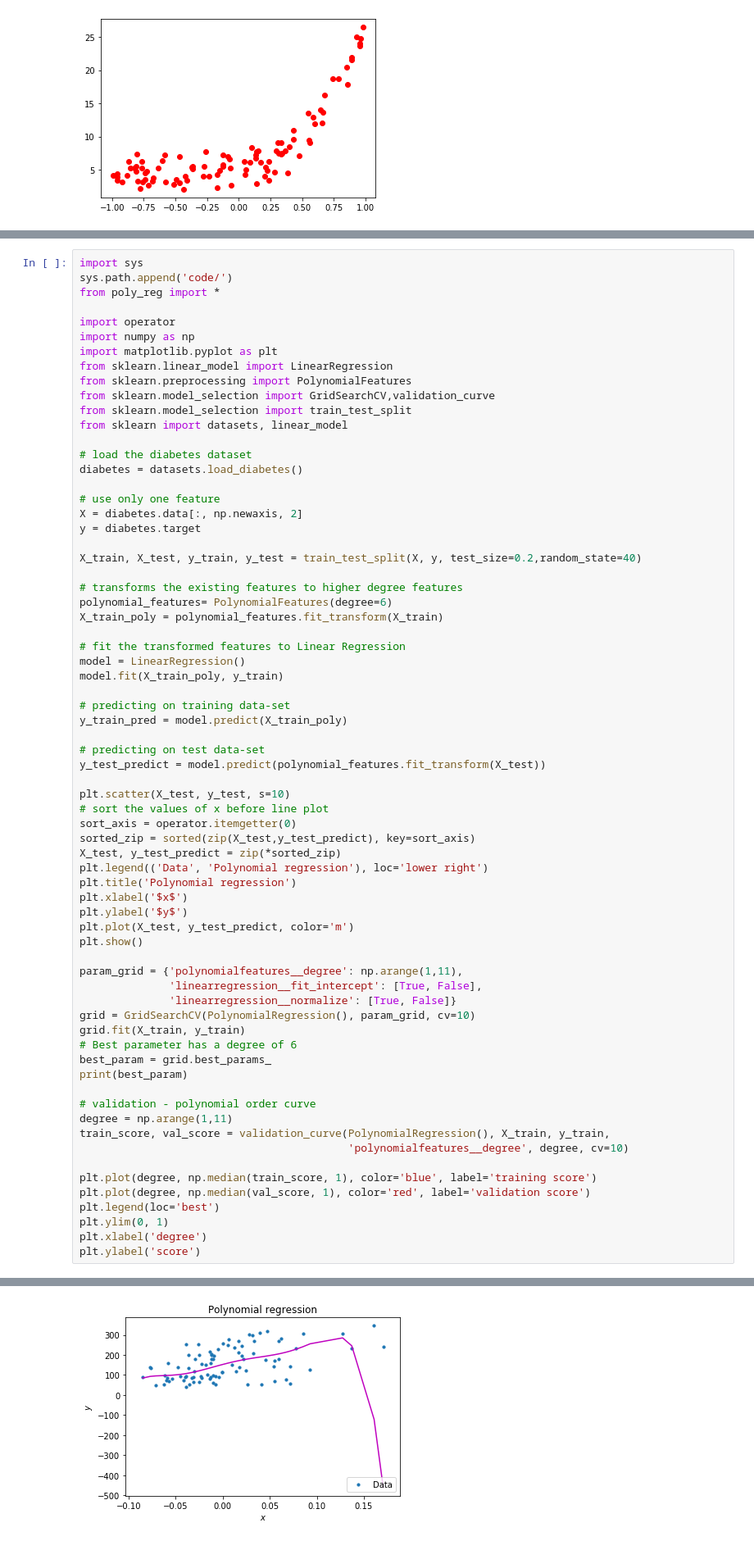
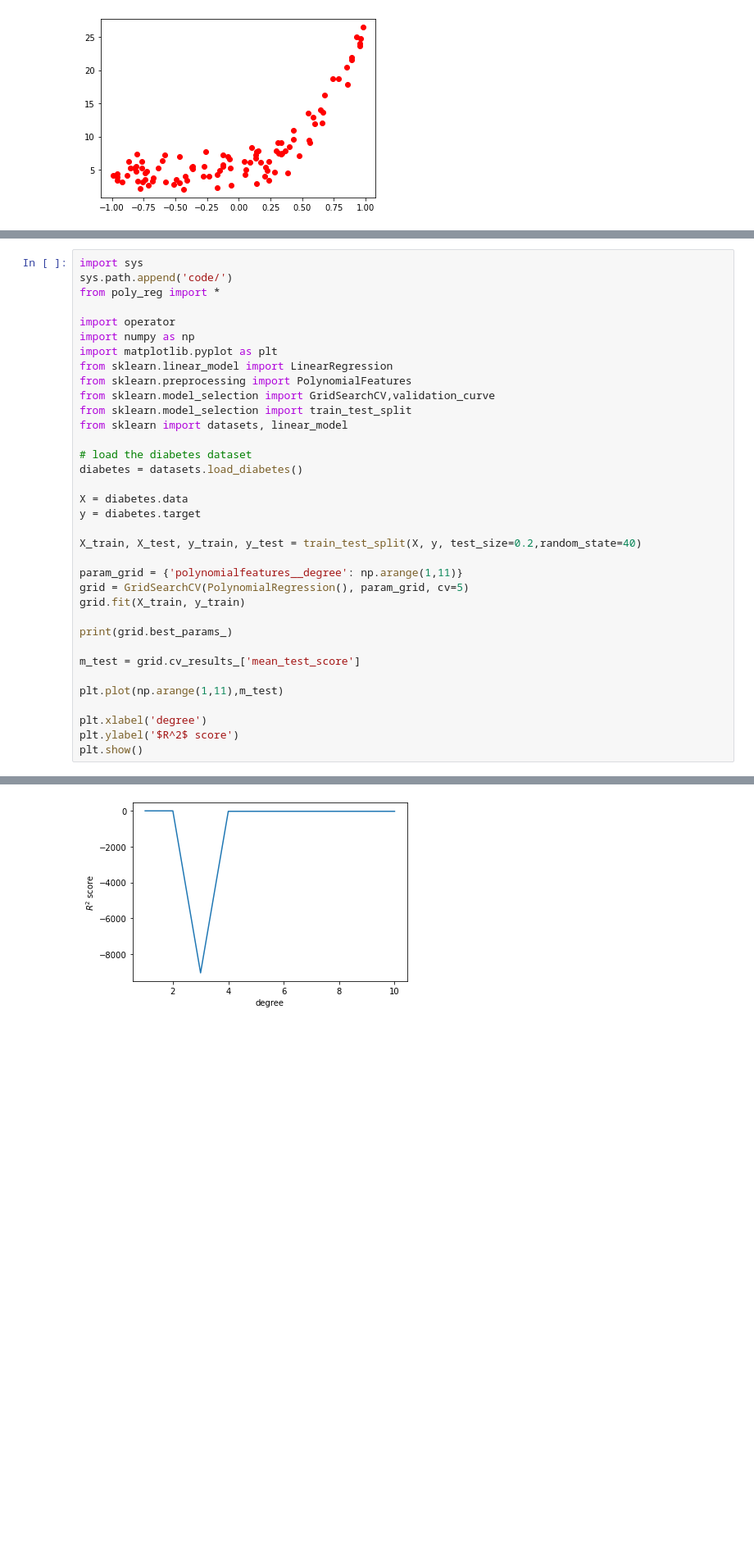
Before and after one commit to max-de-rooij/8dm50-machine-learning, a Jupyter notebook: practicals/week_2.ipynb, the cells around one changed output, grey strips where cells are left out. Shown at 82% size. Cells and saved outputs as stored; diff of their text form; blank space fills up the shorter version.

```diff
--- a/practicals/week_2.ipynb
+++ b/practicals/week_2.ipynb
@@ -277,56 +258,22 @@ from sklearn import datasets, linear_model
 # load the diabetes dataset
 diabetes = datasets.load_diabetes()
 
-# use only one feature
-X = diabetes.data[:, np.newaxis, 2]
+X = diabetes.data
 y = diabetes.target
 
 X_train, X_test, y_train, y_test = train_test_split(X, y, test_size=0.2,random_state=40)
 
-# transforms the existing features to higher degree features
-polynomial_features= PolynomialFeatures(degree=6)
-X_train_poly = polynomial_features.fit_transform(X_train)
+param_grid = {'polynomialfeatures__degree': np.arange(1,11)}
+grid = GridSearchCV(PolynomialRegression(), param_grid, cv=5)
+grid.fit(X_train, y_train)
 
-# fit the transformed features to Linear Regression
-model = LinearRegression()
-model.fit(X_train_poly, y_train)
+print(grid.best_params_)
 
-# predicting on training data-set
-y_train_pred = model.predict(X_train_poly)
+m_test = grid.cv_results_['mean_test_score']
 
-# predicting on test data-set
-y_test_predict = model.predict(polynomial_features.fit_transform(X_test))
+plt.plot(np.arange(1,11),m_test)
 
-plt.scatter(X_test, y_test, s=10)
-# sort the values of x before line plot
-sort_axis = operator.itemgetter(0)
-sorted_zip = sorted(zip(X_test,y_test_predict), key=sort_axis)
-X_test, y_test_predict = zip(*sorted_zip)
-plt.legend(('Data', 'Polynomial regression'), loc='lower right')
-plt.title('Polynomial regression')
-plt.xlabel('$x$')
-plt.ylabel('$y$')
-plt.plot(X_test, y_test_predict, color='m')
+plt.xlabel('degree')
+plt.ylabel('$R^2$ score')
 plt.show()
-
-param_grid = {'polynomialfeatures__degree': np.arange(1,11),
-              'linearregression__fit_intercept': [True, False],
-              'linearregression__normalize': [True, False]}
-grid = GridSearchCV(PolynomialRegression(), param_grid, cv=10)
-grid.fit(X_train, y_train)
-# Best parameter has a degree of 6
-best_param = grid.best_params_
-print(best_param)
-
-# validation - polynomial order curve
-degree = np.arange(1,11)
-train_score, val_score = validation_curve(PolynomialRegression(), X_train, y_train,
-                                          'polynomialfeatures__degree', degree, cv=10)
-
-plt.plot(degree, np.median(train_score, 1), color='blue', label='training score')
-plt.plot(degree, np.median(val_score, 1), color='red', label='validation score')
-plt.legend(loc='best')
-plt.ylim(0, 1)
-plt.xlabel('degree')
-plt.ylabel('score')
 # %% [output]
@@ -333 +281 @@ plt.ylabel('score')
-[figure, old version]
+[figure, new version]
```
Also changed, not shown: parts of 9 cells of this notebook, 1 other file.
